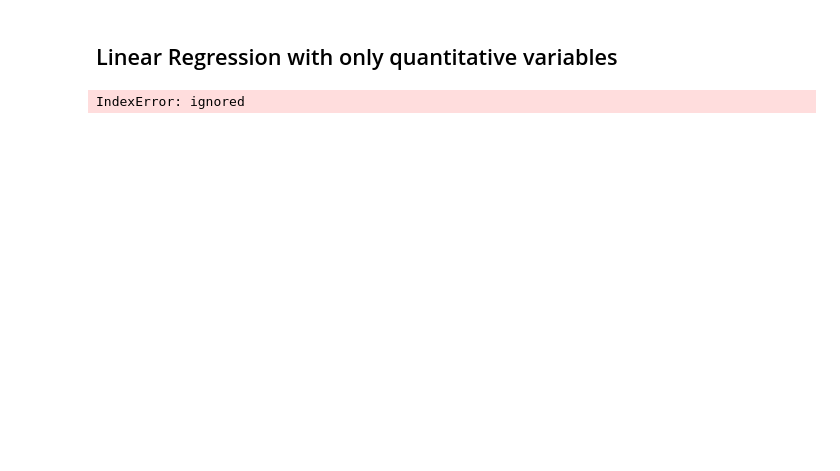
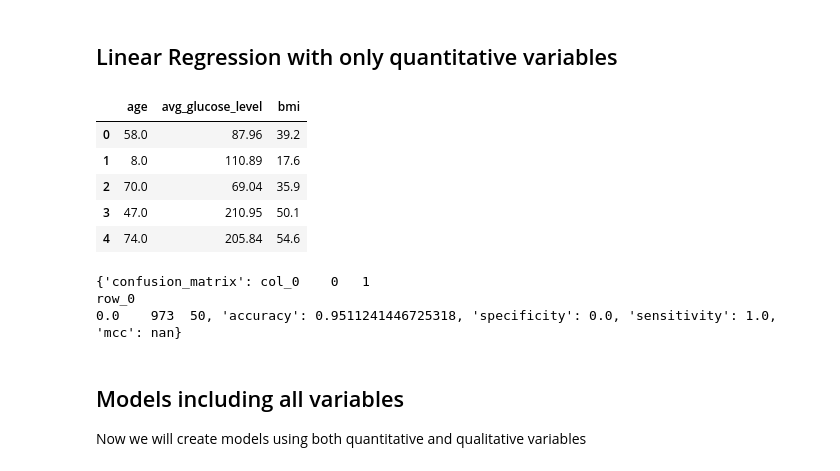
Before and after one commit to mro9kh/DS3001-final-project, a Jupyter notebook: DS3001_Project2ipynb.ipynb, the cells around one changed output. Saved outputs shown, nothing was run; the diff lists cells and outputs as text; code cells hidden in the pictures; blank space fills up the shorter version.

```diff
--- a/DS3001_Project2ipynb.ipynb
+++ b/DS3001_Project2ipynb.ipynb
@@ -610,18 +631,29 @@ print(perf_knn)
 # %% [markdown]
 ## Linear Regression with only quantitative variables
+# %%
+X_testquant.head()
+# %% [output]
+|  | age | avg_glucose_level | bmi |
+| 0 | 58.0 | 87.96 | 39.2 |
+| 1 | 8.0 | 110.89 | 17.6 |
+| 2 | 70.0 | 69.04 | 35.9 |
+| 3 | 47.0 | 210.95 | 50.1 |
+| 4 | 74.0 | 205.84 | 54.6 |
 # %%
 ## Linear Model sample code:
 from sklearn.linear_model import LinearRegression # Import linear regression model
 from sklearn.preprocessing import PolynomialFeatures
 
+#need to ensure only quantitative variables are being included
+
 # Expand features
 expander = PolynomialFeatures(degree=2,include_bias=False) # Create the expander
 #
-Z_train = expander.fit_transform(X_train) # Pass the df into the expander to get powers/interactions of x and y
+Z_train = expander.fit_transform(X_trainquant) # Pass the df into the expander to get powers/interactions of x and y
 names = expander.get_feature_names_out() # Get the names of these variables
 X_train_lm = pd.DataFrame(data=Z_train, columns = names) # Create a new, expanded dataframe
 #
-Z_test = expander.fit_transform(X_test) # Pass the df into the expander to get powers/interactions of x and y
+Z_test = expander.fit_transform(X_testquant) # Pass the df into the expander to get powers/interactions of x and y
 names = expander.get_feature_names_out() # Get the names of these variables
 X_test_lm = pd.DataFrame(data=Z_test, columns = names) # Create a new, expanded dataframe
 
@@ -633,7 +665,15 @@ y_hat_lm = reg.predict(X_test_lm) # Compute predicted values from the model
 y_hat_lm = np.round(y_hat_lm) # Round values to 0 or 1
 
 # Compute performance:
+
+# due to change in performance function, believe only accuracy is valid measure in performance
+# as the given arguments do not create a 2x2 matrix, as shown by the runtime warning
 perf_lm = performance(y_test,y_hat_lm)
 print(perf_lm)
 # %% [output]
-IndexError: ignored
+{'confusion_matrix': col_0    0   1
+row_0
+0.0    973  50, 'accuracy': 0.9511241446725318, 'specificity': 0.0, 'sensitivity': 1.0, 'mcc': nan}
+# %% [markdown]
+## Models including all variables
+Now we will create models using both quantitative and qualitative variables
```
Also changed, not shown: parts of 10 cells of this notebook.
